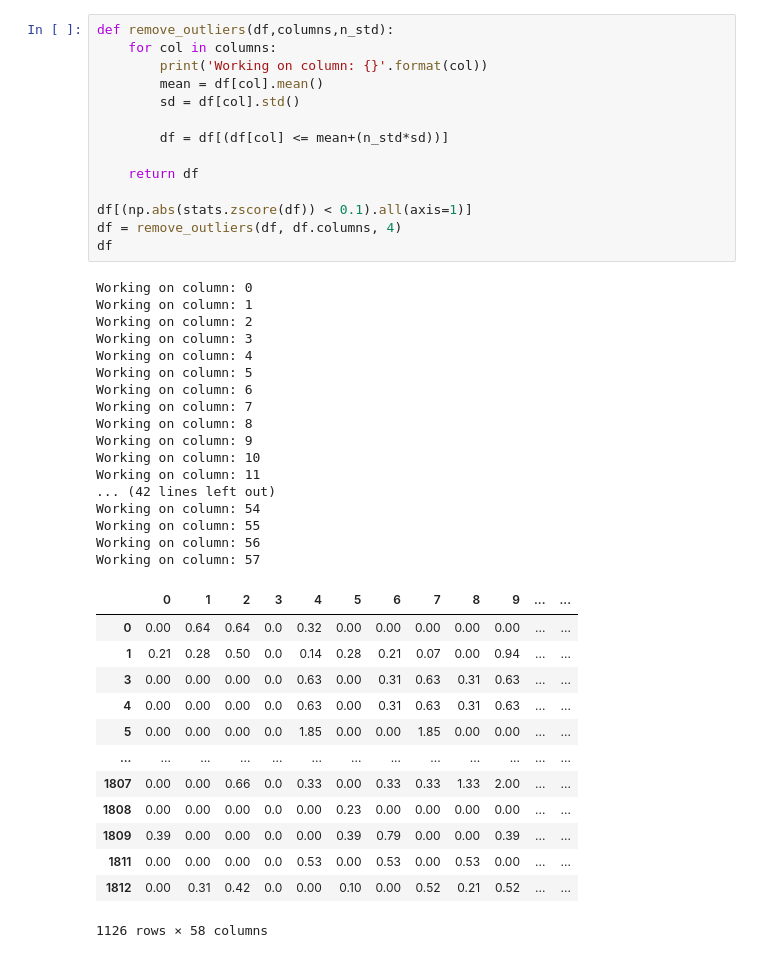
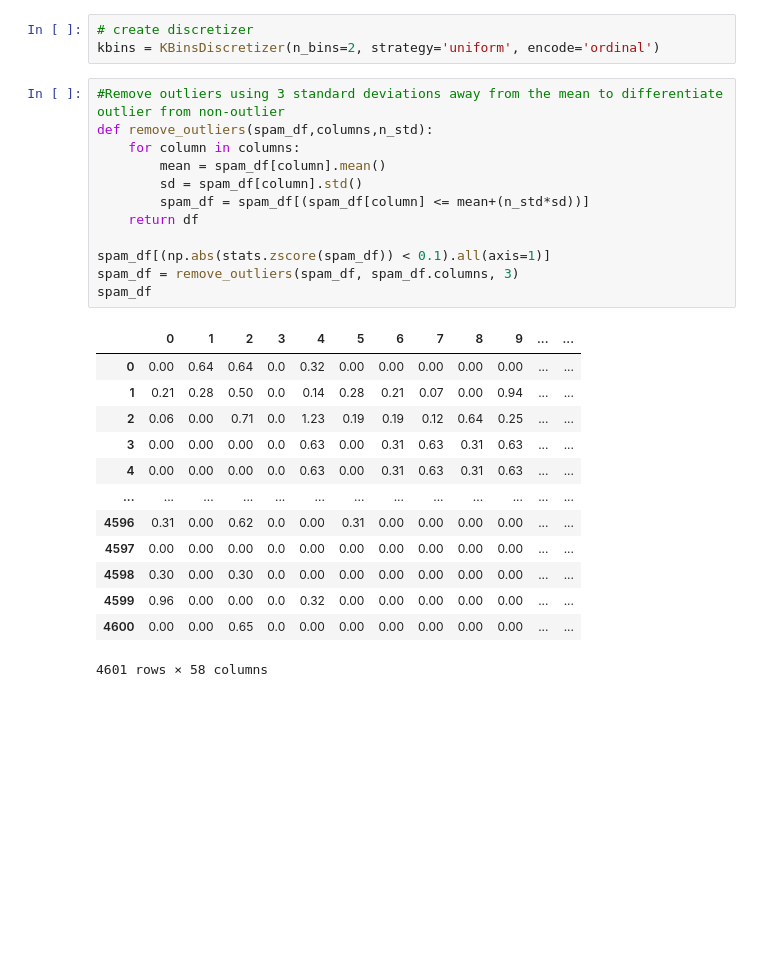
Before and after one commit to wokiee/mlassignment1, a Jupyter notebook: least_general_generalisation.ipynb, the cells around one changed output. Cells and saved outputs as stored; diff of their text form; blank space fills up the shorter version.

```diff
--- a/least_general_generalisation.ipynb
+++ b/least_general_generalisation.ipynb
@@ -28,46 +29,30 @@ df.head()
+# %%
+# create discretizer
+kbins = KBinsDiscretizer(n_bins=2, strategy='uniform', encode='ordinal')
 # %%
-def remove_outliers(df,columns,n_std):
-    for col in columns:
-        print('Working on column: {}'.format(col))
-        mean = df[col].mean()
-        sd = df[col].std()
-
-        df = df[(df[col] <= mean+(n_std*sd))]
-
+#Remove outliers using 3 standard deviations away from the mean to differentiate outlier from non-outlier
+def remove_outliers(spam_df,columns,n_std):
+    for column in columns:
+        mean = spam_df[column].mean()
+        sd = spam_df[column].std()
+        spam_df = spam_df[(spam_df[column] <= mean+(n_std*sd))]
     return df
 
-df[(np.abs(stats.zscore(df)) < 0.1).all(axis=1)]
-df = remove_outliers(df, df.columns, 4)
-df
+spam_df[(np.abs(stats.zscore(spam_df)) < 0.1).all(axis=1)]
+spam_df = remove_outliers(spam_df, spam_df.columns, 3)
+spam_df
 # %% [output]
+|  | 0 | 1 | 2 | 3 | 4 | 5 | 6 | 7 | 8 | 9 | ... | ... |
+| 0 | 0.00 | 0.64 | 0.64 | 0.0 | 0.32 | 0.00 | 0.00 | 0.00 | 0.00 | 0.00 | ... | ... |
+| 1 | 0.21 | 0.28 | 0.50 | 0.0 | 0.14 | 0.28 | 0.21 | 0.07 | 0.00 | 0.94 | ... | ... |
+| 2 | 0.06 | 0.00 | 0.71 | 0.0 | 1.23 | 0.19 | 0.19 | 0.12 | 0.64 | 0.25 | ... | ... |
+| 3 | 0.00 | 0.00 | 0.00 | 0.0 | 0.63 | 0.00 | 0.31 | 0.63 | 0.31 | 0.63 | ... | ... |
+| 4 | 0.00 | 0.00 | 0.00 | 0.0 | 0.63 | 0.00 | 0.31 | 0.63 | 0.31 | 0.63 | ... | ... |
+| ... | ... | ... | ... | ... | ... | ... | ... | ... | ... | ... | ... | ... |
+| 4596 | 0.31 | 0.00 | 0.62 | 0.0 | 0.00 | 0.31 | 0.00 | 0.00 | 0.00 | 0.00 | ... | ... |
+| 4597 | 0.00 | 0.00 | 0.00 | 0.0 | 0.00 | 0.00 | 0.00 | 0.00 | 0.00 | 0.00 | ... | ... |
+| 4598 | 0.30 | 0.00 | 0.30 | 0.0 | 0.00 | 0.00 | 0.00 | 0.00 | 0.00 | 0.00 | ... | ... |
+| 4599 | 0.96 | 0.00 | 0.00 | 0.0 | 0.32 | 0.00 | 0.00 | 0.00 | 0.00 | 0.00 | ... | ... |
+| 4600 | 0.00 | 0.00 | 0.65 | 0.0 | 0.00 | 0.00 | 0.00 | 0.00 | 0.00 | 0.00 | ... | ... |
-Working on column: 0
-Working on column: 1
-Working on column: 2
-Working on column: 3
-Working on column: 4
-Working on column: 5
-Working on column: 6
-Working on column: 7
-Working on column: 8
-Working on column: 9
-Working on column: 10
-Working on column: 11
-... (42 lines left out)
-Working on column: 54
-Working on column: 55
-Working on column: 56
-Working on column: 57
+4601 rows × 58 columns
-|  | 0 | 1 | 2 | 3 | 4 | 5 | 6 | 7 | 8 | 9 | ... | ... |
-| 0 | 0.00 | 0.64 | 0.64 | 0.0 | 0.32 | 0.00 | 0.00 | 0.00 | 0.00 | 0.00 | ... | ... |
-| 1 | 0.21 | 0.28 | 0.50 | 0.0 | 0.14 | 0.28 | 0.21 | 0.07 | 0.00 | 0.94 | ... | ... |
-| 3 | 0.00 | 0.00 | 0.00 | 0.0 | 0.63 | 0.00 | 0.31 | 0.63 | 0.31 | 0.63 | ... | ... |
-| 4 | 0.00 | 0.00 | 0.00 | 0.0 | 0.63 | 0.00 | 0.31 | 0.63 | 0.31 | 0.63 | ... | ... |
-| 5 | 0.00 | 0.00 | 0.00 | 0.0 | 1.85 | 0.00 | 0.00 | 1.85 | 0.00 | 0.00 | ... | ... |
-| ... | ... | ... | ... | ... | ... | ... | ... | ... | ... | ... | ... | ... |
-| 1807 | 0.00 | 0.00 | 0.66 | 0.0 | 0.33 | 0.00 | 0.33 | 0.33 | 1.33 | 2.00 | ... | ... |
-| 1808 | 0.00 | 0.00 | 0.00 | 0.0 | 0.00 | 0.23 | 0.00 | 0.00 | 0.00 | 0.00 | ... | ... |
-| 1809 | 0.39 | 0.00 | 0.00 | 0.0 | 0.00 | 0.39 | 0.79 | 0.00 | 0.00 | 0.39 | ... | ... |
-| 1811 | 0.00 | 0.00 | 0.00 | 0.0 | 0.53 | 0.00 | 0.53 | 0.00 | 0.53 | 0.00 | ... | ... |
-| 1812 | 0.00 | 0.31 | 0.42 | 0.0 | 0.00 | 0.10 | 0.00 | 0.52 | 0.21 | 0.52 | ... | ... |
-1126 rows × 58 columns
 # %%
```
Also changed, not shown: parts of 11 cells of this notebook, 2 other files.
